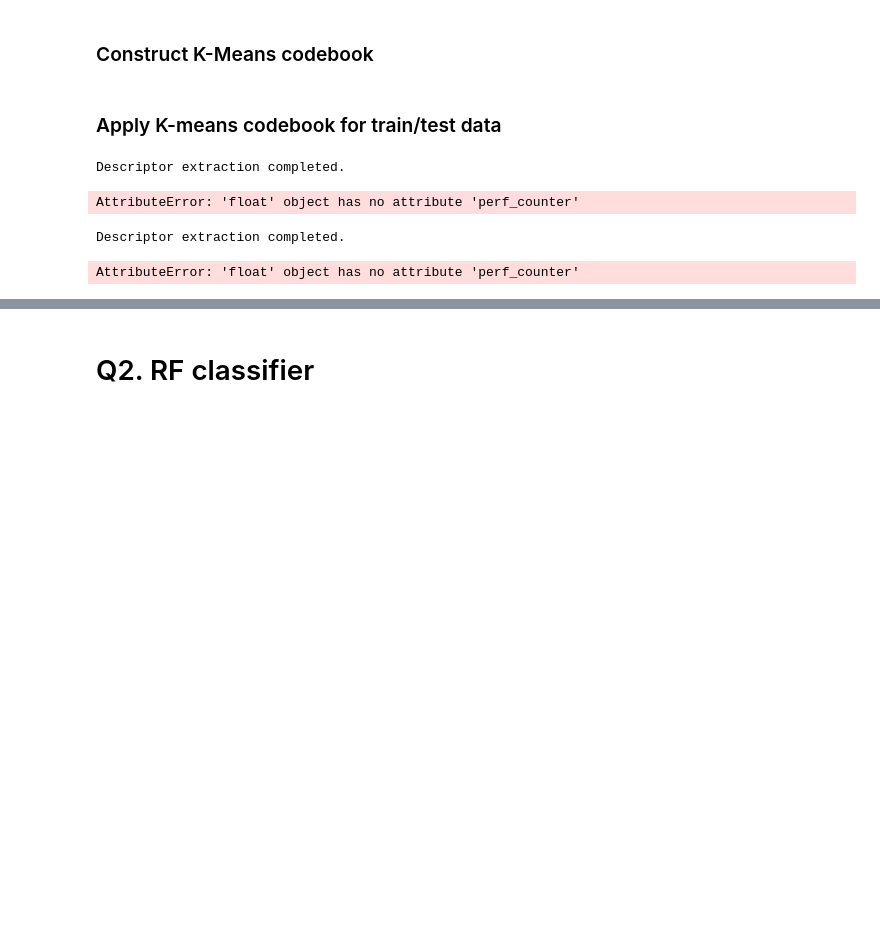
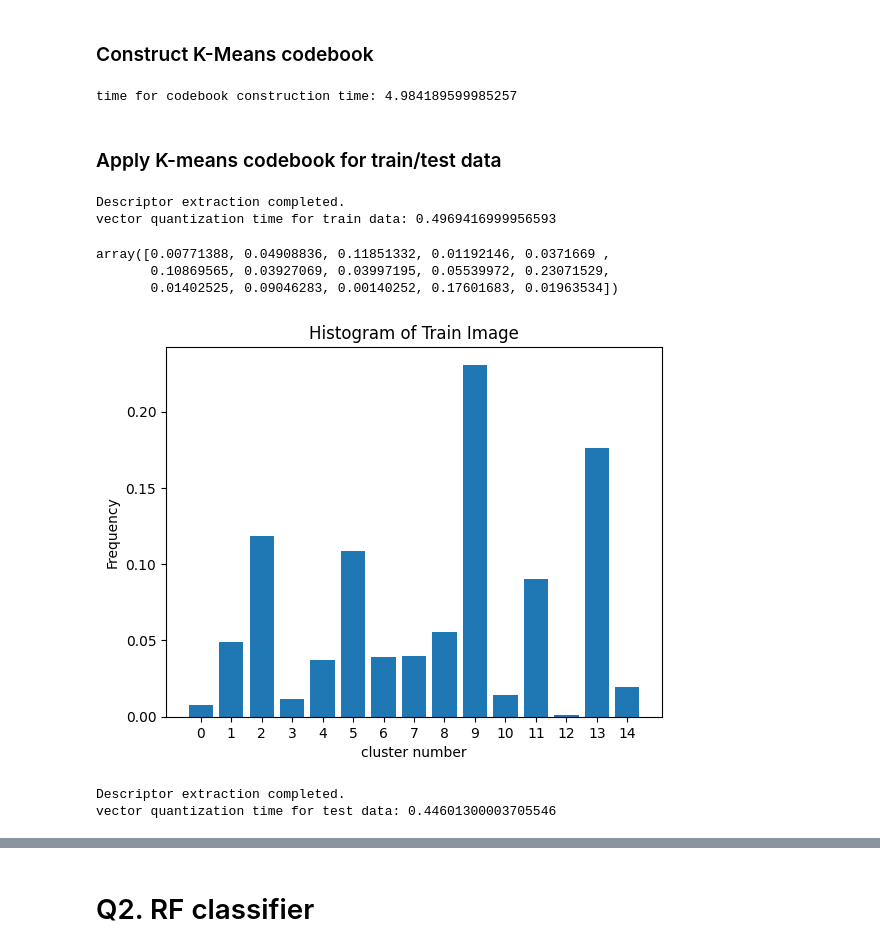
Before and after one commit to chuu-shin/CS485-Course-Work-2, a Jupyter notebook: Q1_2.ipynb, the cells around one changed output, grey strips where cells are left out. Drawn from its saved outputs; the diff is of its cells as text; code cells hidden in the pictures; blank space fills up the shorter version.

```diff
--- a/Q1_2.ipynb
+++ b/Q1_2.ipynb
@@ -122,26 +123,38 @@ Descriptor extraction completed.
 ### Construct K-Means codebook
 # %%
 # Number of clusters (k)
-k = 30
+k = 15
+
+start_time = time.perf_counter()
 
 # Initialize and fit KMeans
 kmeans = KMeans(n_clusters=k, random_state=42, verbose=0, n_init=10)
 kmeans.fit(descriptors_pool)
 
+codebook_cons_time = time.perf_counter() - start_time
+
+print(f'time for codebook construction time: {codebook_cons_time}')
+
 # Access cluster centers and labels
 k_means_codebook = kmeans.cluster_centers_  # Shape: (k, 128)
 labels = kmeans.labels_  # Shape: (104008,)
+# %% [output]
+time for codebook construction time: 4.984189599985257
 # %%
 def create_bow_histogram(img_descriptors, kmeans):
     # Predict the closest cluster for each descriptor
     labels = kmeans.predict(img_descriptors)  # This gives the cluster index for each descriptor
 
-    # Create a histogram of cluster assignments (BoW)
-    hist, _ = np.histogram(labels, bins=np.arange(k+1), range=(0, k))
+    k = kmeans.n_clusters
+    img_bow = np.zeros(k)
+
+    for label in labels:
+        img_bow[label] += 1
 
     # Normalize the histogram to get a normalized BoW representation
-    hist = hist / np.sum(hist)  # Normalize to make it a probability distribution
-    return hist
+    img_bow = img_bow / np.sum(img_bow)  # Normalize to make it a probability distribution
+    return img_bow
+    # return labels
 # %% [markdown]
 ### Apply K-means codebook for train/test data
 # %%
@@ -165,7 +178,24 @@ x_train = train_bow
 y_train = train_labels
 # %% [output]
 Descriptor extraction completed.
+vector quantization time for train data: 0.4969416999956593
-AttributeError: 'float' object has no attribute 'perf_counter'
+# %%
+x_train[-1]
+# %% [output]
+array([0.00771388, 0.04908836, 0.11851332, 0.01192146, 0.0371669 ,
+       0.10869565, 0.03927069, 0.03997195, 0.05539972, 0.23071529,
+       0.01402525, 0.09046283, 0.00140252, 0.17601683, 0.01963534])
+# %%
+# Plot the histogram
+x_axis = np.arange(len(x_train[-1]))
+plt.bar(x_axis, x_train[-1])
+plt.title('Histogram of Train Image')
+plt.xlabel('cluster number')
+plt.xticks(x_axis)
+plt.ylabel('Frequency')
+plt.show()
+# %% [output]
+[figure, added]
 # %%
 # Extract test descriptors and labels
 test_descriptors, test_labels = collect_descriptors_with_labels(test_path)
@@ -180,11 +210,11 @@ for descriptors in test_descriptors:
 
 test_bow = np.array(test_bow)
 
-time = time.perf_counter() - start_time
-print(f'vector quantization time for train data: {time}')
+vq_time = time.perf_counter() - start_time
+print(f'vector quantization time for test data: {vq_time}')
 
 x_test = test_bow
 y_test = test_labels
 # %% [output]
 Descriptor extraction completed.
+vector quantization time for test data: 0.44601300003705546
-AttributeError: 'float' object has no attribute 'perf_counter'
```
Also changed, not shown: parts of 2 cells of this notebook.
